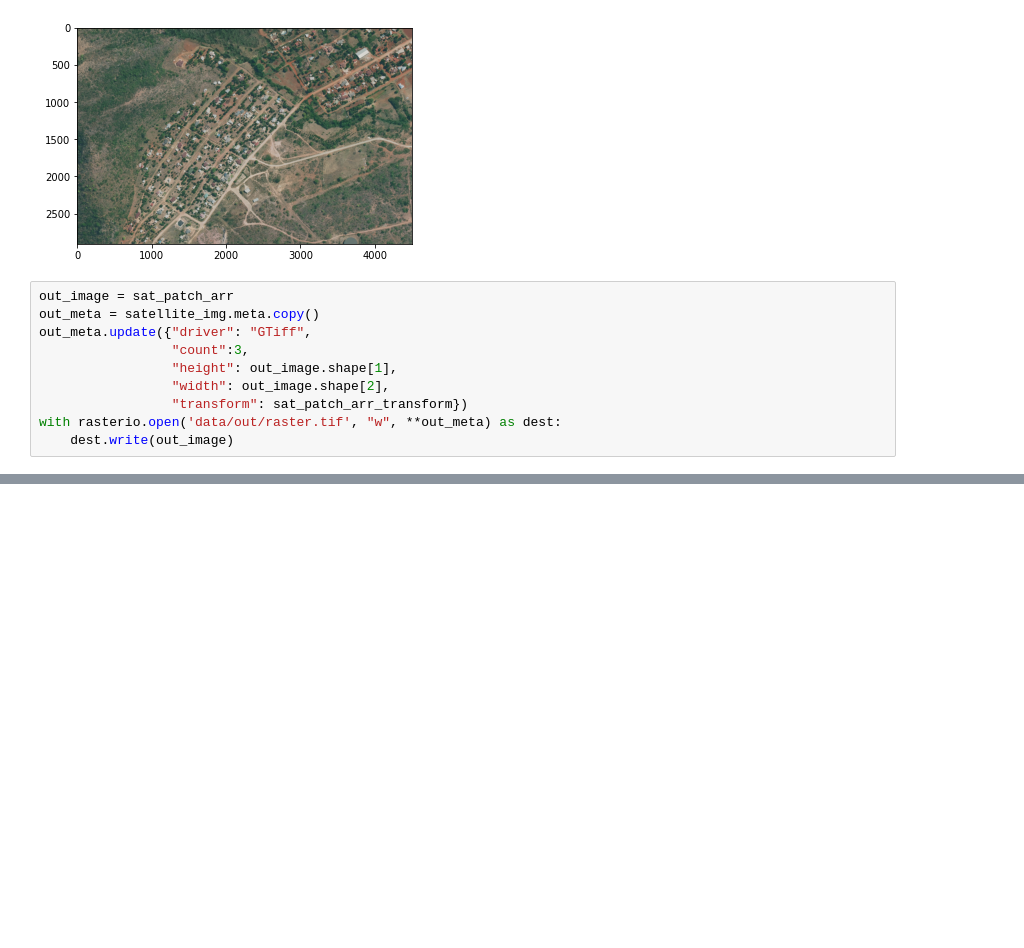
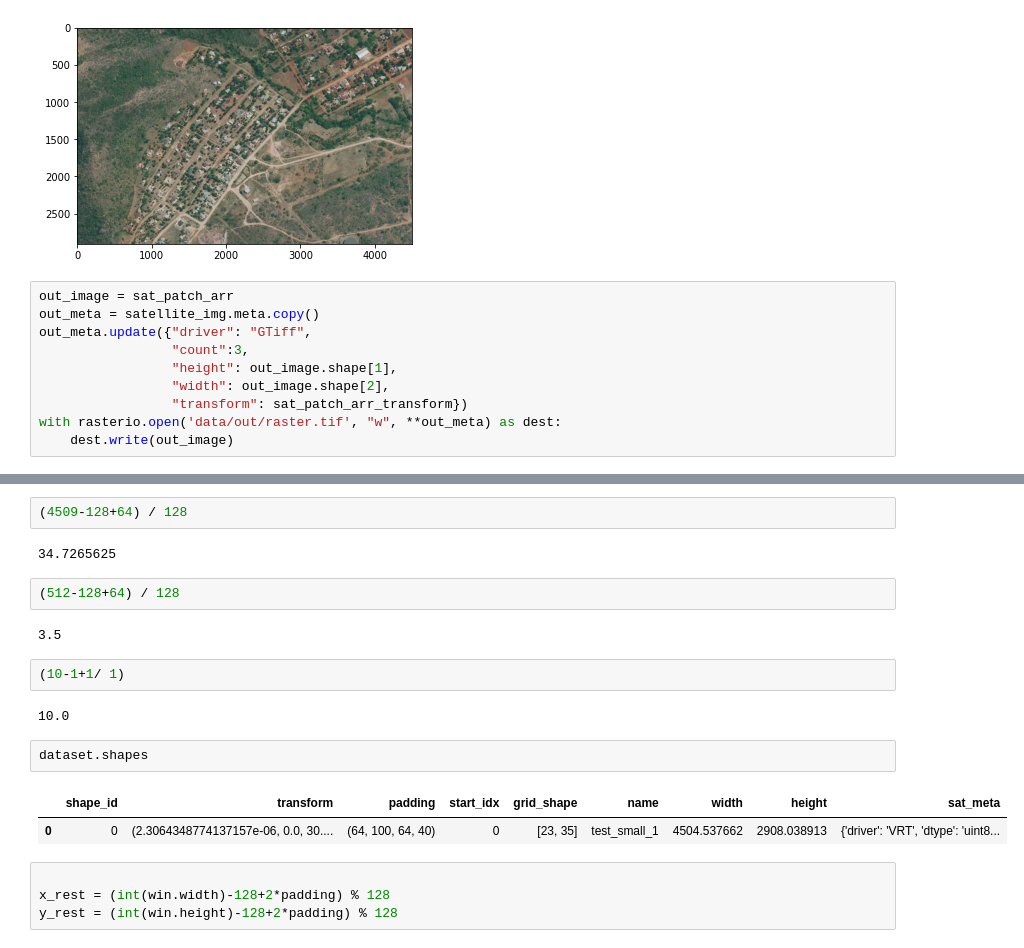
Before and after one commit to cluel01/SA_semantic_segmentation, a Jupyter notebook: 2_Inference.ipynb, the cells around one changed output, grey strips where cells are left out. Drawn from its saved outputs; the diff is of its cells as text; blank space fills up the shorter version.

```diff
--- a/2_Inference.ipynb
+++ b/2_Inference.ipynb
@@ -333,0 +150,21 @@ with rasterio.open('data/out/raster.tif', "w", **out_meta) as dest:
+# %%
+(4509-128+64) / 128
+# %% [output]
+34.7265625
+# %%
+(512-128+64) / 128
+# %% [output]
+3.5
+# %%
+(10-1+1/ 1)
+# %% [output]
+10.0
+# %%
+dataset.shapes
+# %% [output]
+|  | shape_id | transform | padding | start_idx | grid_shape | name | width | height | sat_meta |
+| 0 | 0 | (2.3064348774137157e-06, 0.0, 30.... | (64, 100, 64, 40) | 0 | [23, 35] | test_small_1 | 4504.537662 | 2908.038913 | {'driver': 'VRT', 'dtype': 'uint8... |
+# %%
+
+x_rest = (int(win.width)-128+2*padding) % 128
+y_rest = (int(win.height)-128+2*padding) % 128
```
Also changed, not shown: parts of 49 cells of this notebook, 7 other files.
